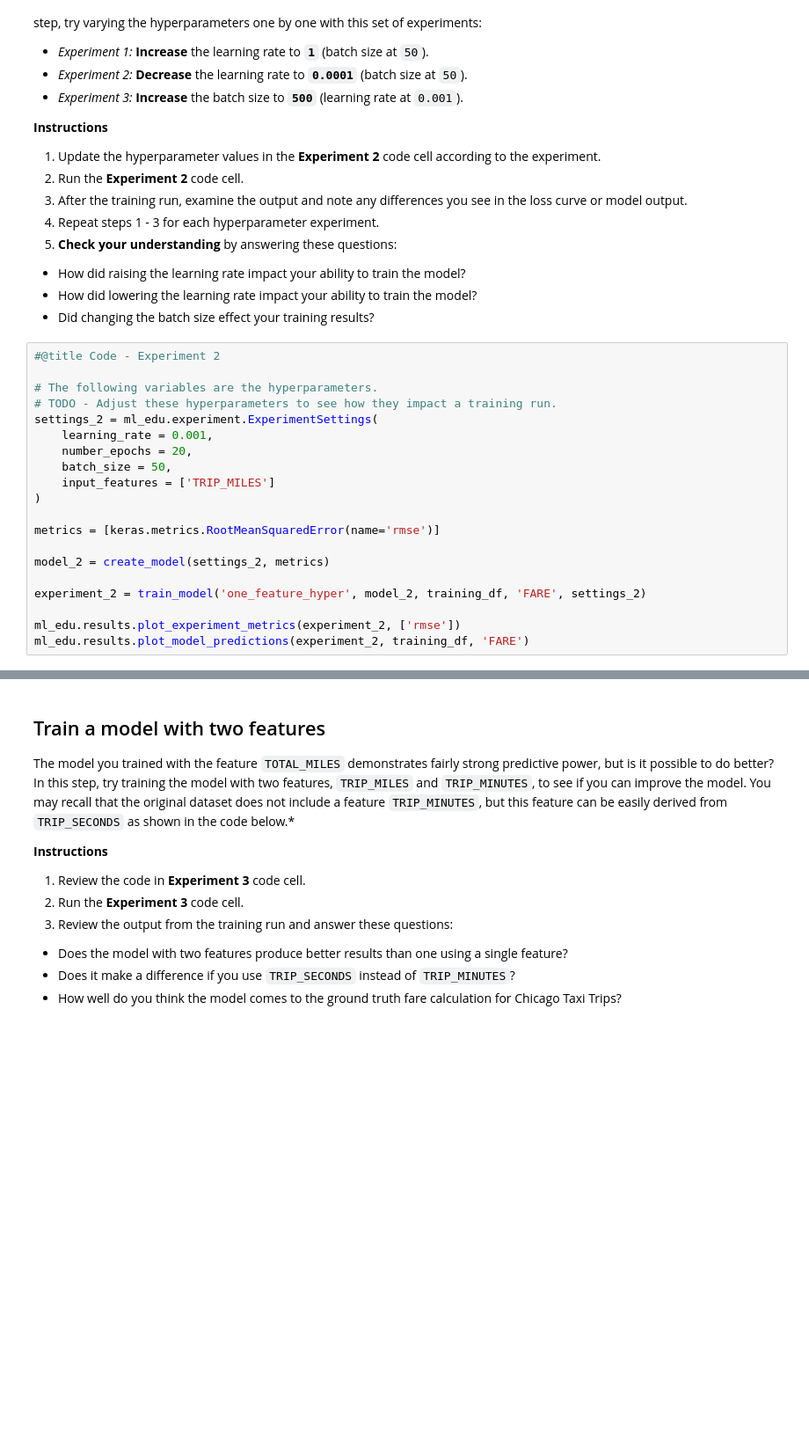
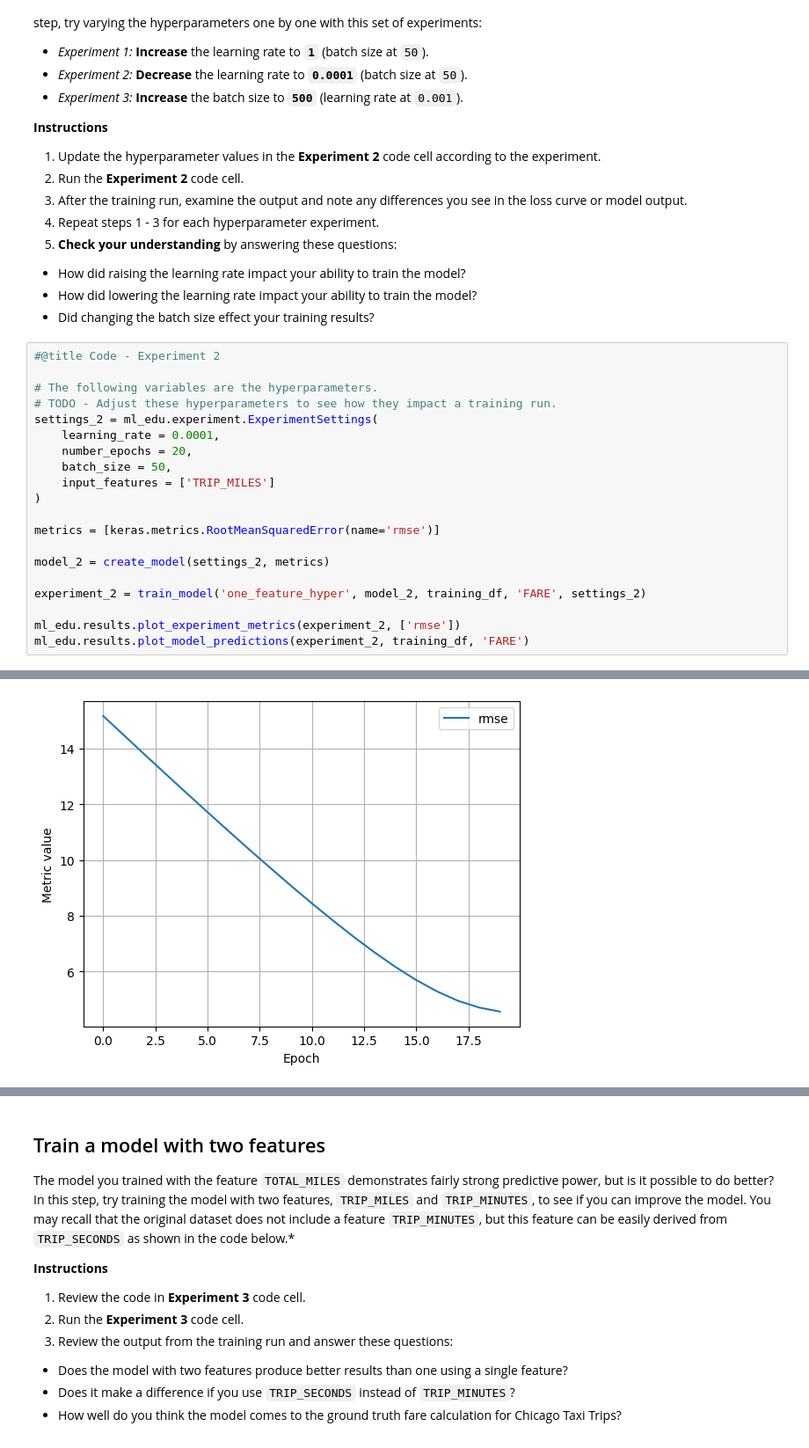
Before and after one commit to steve859/machine_learning, a Jupyter notebook: ml/cc/exercises/linear_regression_taxi.ipynb, the cells around one changed output, grey strips where cells are left out. Shown at 88% size. Cells and saved outputs as stored; diff of their text form; blank space fills up the shorter version.

```diff
--- a/ml/cc/exercises/linear_regression_taxi.ipynb
+++ b/ml/cc/exercises/linear_regression_taxi.ipynb
@@ -385,7 +455,7 @@ It is common with machine learning to run multiple experiments to find the best
 # The following variables are the hyperparameters.
 # TODO - Adjust these hyperparameters to see how they impact a training run.
 settings_2 = ml_edu.experiment.ExperimentSettings(
-    learning_rate = 0.001,
+    learning_rate = 0.0001,
     number_epochs = 20,
     batch_size = 50,
     input_features = ['TRIP_MILES']
@@ -399,3 +469,4 @@ experiment_2 = train_model('one_feature_hyper', model_2, training_df, 'FARE', se
 
 ml_edu.results.plot_experiment_metrics(experiment_2, ['rmse'])
 ml_edu.results.plot_model_predictions(experiment_2, training_df, 'FARE')
+# %% [output]
@@ -402,3 +491,4 @@ ml_edu.results.plot_model_predictions(experiment_2, training_df, 'FARE')
+[figure, added]
 # %%
 #@title Double-click to view answers for hyperparameter experiments
 
```
Also changed, not shown: parts of 10 cells of this notebook.
